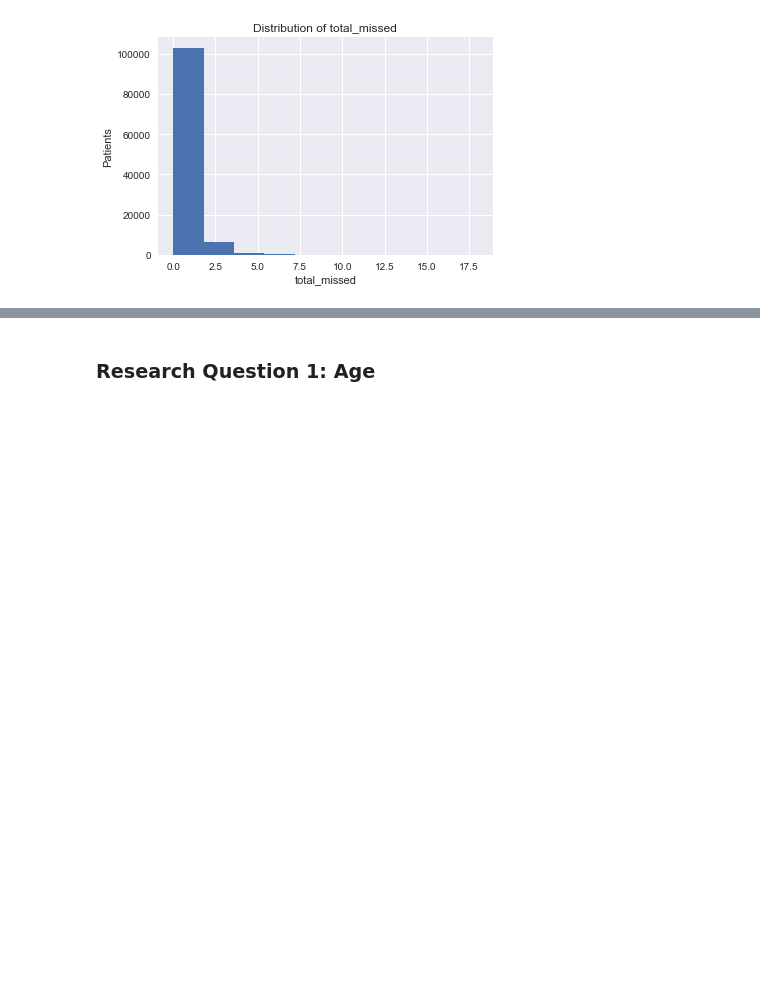
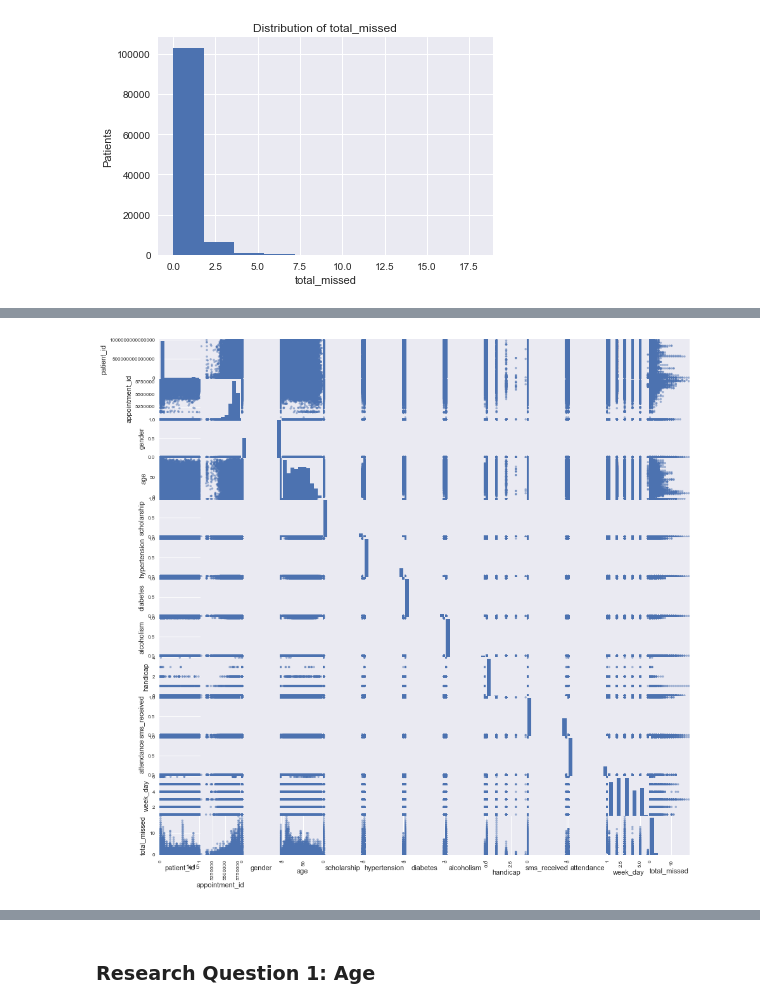
Before and after one commit to IreneFlorez/medical-data-analysis, a Jupyter notebook: Investigate_a_Dataset.ipynb, the cells around one changed output, grey strips where cells are left out. Cells and saved outputs as stored; diff of their text form; code cells hidden in the pictures; blank space fills up the shorter version.

```diff
--- a/Investigate_a_Dataset.ipynb
+++ b/Investigate_a_Dataset.ipynb
@@ -292,0 +283,4 @@ df.head()
+# %%
+pd.plotting.scatter_matrix(df, figsize=(15,15));
+# %% [output]
+[figure, added]
```
Also changed, not shown: parts of 40 cells of this notebook.
